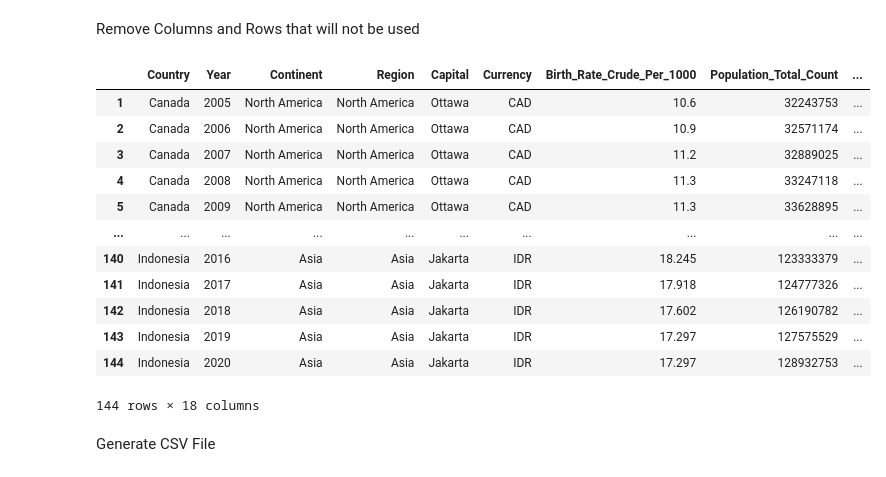
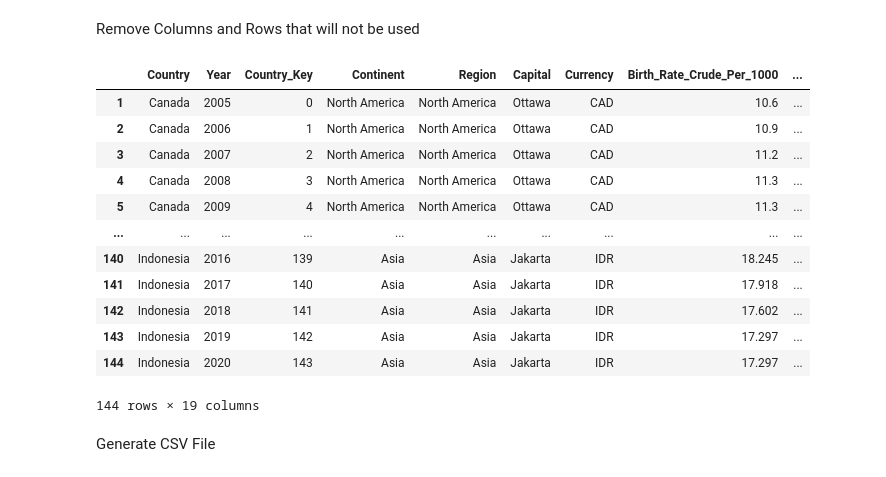
Before and after one commit to ajay-mundi/HealthDataMart, a Jupyter notebook: Data Staging/Country.ipynb, the cells around one changed output. Drawn from its saved outputs; the diff is of its cells as text; code cells hidden in the pictures.

Commit message:
Created fact table with 3 tables and added human development index measure

```diff
--- a/Data Staging/Country.ipynb
+++ b/Data Staging/Country.ipynb
@@ -104,7 +104,7 @@ for i in range(144):
     if count>20:
         count = 5
         iterator = iterator + 1
-
+    pop_data["Country_Key"] = i
     pop_data["Year"] = 2000+count
     pop_data["Continent"] = continents[iterator]
     pop_data["Region"] = regions[iterator]
@@ -137,26 +137,27 @@ Remove Columns and Rows that  will not be used
 # %%
 #Row 0 was a placeholder that can be removed
 final_table = final_table.drop(0)
 
 #Death certification had too little data to use
 final_table = final_table.drop(["Completeness_Death_Registration_Percent"], axis=1)
 
+final_table['Country_Key'] = final_table['Country_Key'].astype(int)
 #Display final table
 final_table.head(200)
 # %% [output]
-|  | Country | Year | Continent | Region | Capital | Currency | Birth_Rate_Crude_Per_1000 | Population_Total_Count | ... |
-| 1 | Canada | 2005 | North America | North America | Ottawa | CAD | 10.6 | 32243753 | ... |
-| 2 | Canada | 2006 | North America | North America | Ottawa | CAD | 10.9 | 32571174 | ... |
-| 3 | Canada | 2007 | North America | North America | Ottawa | CAD | 11.2 | 32889025 | ... |
-| 4 | Canada | 2008 | North America | North America | Ottawa | CAD | 11.3 | 33247118 | ... |
-| 5 | Canada | 2009 | North America | North America | Ottawa | CAD | 11.3 | 33628895 | ... |
+|  | Country | Year | Country_Key | Continent | Region | Capital | Currency | Birth_Rate_Crude_Per_1000 | ... |
+| 1 | Canada | 2005 | 0 | North America | North America | Ottawa | CAD | 10.6 | ... |
+| 2 | Canada | 2006 | 1 | North America | North America | Ottawa | CAD | 10.9 | ... |
+| 3 | Canada | 2007 | 2 | North America | North America | Ottawa | CAD | 11.2 | ... |
+| 4 | Canada | 2008 | 3 | North America | North America | Ottawa | CAD | 11.3 | ... |
+| 5 | Canada | 2009 | 4 | North America | North America | Ottawa | CAD | 11.3 | ... |
 | ... | ... | ... | ... | ... | ... | ... | ... | ... | ... |
-| 140 | Indonesia | 2016 | Asia | Asia | Jakarta | IDR | 18.245 | 123333379 | ... |
-| 141 | Indonesia | 2017 | Asia | Asia | Jakarta | IDR | 17.918 | 124777326 | ... |
-| 142 | Indonesia | 2018 | Asia | Asia | Jakarta | IDR | 17.602 | 126190782 | ... |
-| 143 | Indonesia | 2019 | Asia | Asia | Jakarta | IDR | 17.297 | 127575529 | ... |
-| 144 | Indonesia | 2020 | Asia | Asia | Jakarta | IDR | 17.297 | 128932753 | ... |
+| 140 | Indonesia | 2016 | 139 | Asia | Asia | Jakarta | IDR | 18.245 | ... |
+| 141 | Indonesia | 2017 | 140 | Asia | Asia | Jakarta | IDR | 17.918 | ... |
+| 142 | Indonesia | 2018 | 141 | Asia | Asia | Jakarta | IDR | 17.602 | ... |
+| 143 | Indonesia | 2019 | 142 | Asia | Asia | Jakarta | IDR | 17.297 | ... |
+| 144 | Indonesia | 2020 | 143 | Asia | Asia | Jakarta | IDR | 17.297 | ... |
-144 rows × 18 columns
+144 rows × 19 columns
 # %% [markdown]
 Generate CSV File
 # %%
```
Also changed, not shown: parts of 2 cells of this notebook, 7 other files.
